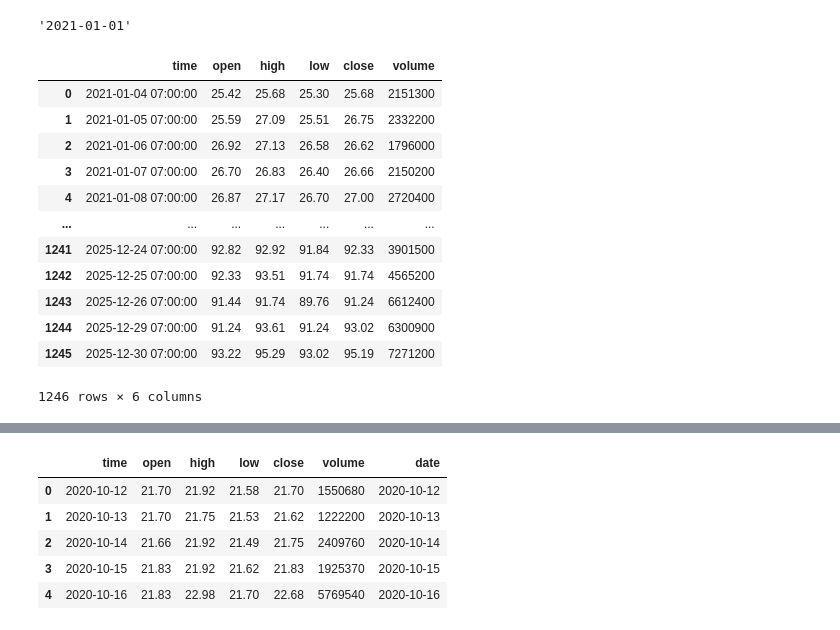
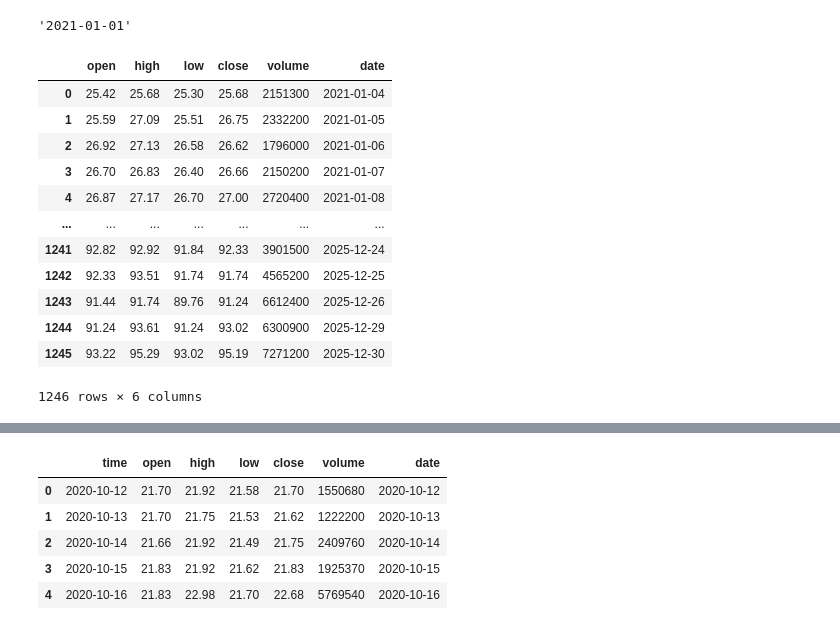
Before and after one commit to PTN2004/AI-Driven-Market-Neutral-Portfolio-Optimization, a Jupyter notebook: notebooks/01_data_pipeline_and_eda.ipynb, the cells around one changed output, grey strips where cells are left out. Cells and saved outputs as stored; diff of their text form; code cells hidden in the pictures.

```diff
--- a/notebooks/01_data_pipeline_and_eda.ipynb
+++ b/notebooks/01_data_pipeline_and_eda.ipynb
@@ -34,24 +34,27 @@ Config.START_DATE
 # %% [output]
 '2021-01-01'
 # %%
-from vnstock import Quote, Listing
+from vnstock import Quote
 
 stock = Quote(symbol="fpt", random_agent=True)
 df = stock.history(start=Config.START_DATE, end=Config.END_DATE)
+df['date'] = pd.to_datetime(df["time"]).dt.normalize()
+df = df.drop(columns=['time'])
+df = df.sort_values('date').reset_index(drop=True)
 df
 # %% [output]
-|  | time | open | high | low | close | volume |
-| 0 | 2021-01-04 07:00:00 | 25.42 | 25.68 | 25.30 | 25.68 | 2151300 |
-| 1 | 2021-01-05 07:00:00 | 25.59 | 27.09 | 25.51 | 26.75 | 2332200 |
-| 2 | 2021-01-06 07:00:00 | 26.92 | 27.13 | 26.58 | 26.62 | 1796000 |
-| 3 | 2021-01-07 07:00:00 | 26.70 | 26.83 | 26.40 | 26.66 | 2150200 |
-| 4 | 2021-01-08 07:00:00 | 26.87 | 27.17 | 26.70 | 27.00 | 2720400 |
+|  | open | high | low | close | volume | date |
+| 0 | 25.42 | 25.68 | 25.30 | 25.68 | 2151300 | 2021-01-04 |
+| 1 | 25.59 | 27.09 | 25.51 | 26.75 | 2332200 | 2021-01-05 |
+| 2 | 26.92 | 27.13 | 26.58 | 26.62 | 1796000 | 2021-01-06 |
+| 3 | 26.70 | 26.83 | 26.40 | 26.66 | 2150200 | 2021-01-07 |
+| 4 | 26.87 | 27.17 | 26.70 | 27.00 | 2720400 | 2021-01-08 |
 | ... | ... | ... | ... | ... | ... | ... |
-| 1241 | 2025-12-24 07:00:00 | 92.82 | 92.92 | 91.84 | 92.33 | 3901500 |
-| 1242 | 2025-12-25 07:00:00 | 92.33 | 93.51 | 91.74 | 91.74 | 4565200 |
-| 1243 | 2025-12-26 07:00:00 | 91.44 | 91.74 | 89.76 | 91.24 | 6612400 |
-| 1244 | 2025-12-29 07:00:00 | 91.24 | 93.61 | 91.24 | 93.02 | 6300900 |
-| 1245 | 2025-12-30 07:00:00 | 93.22 | 95.29 | 93.02 | 95.19 | 7271200 |
+| 1241 | 92.82 | 92.92 | 91.84 | 92.33 | 3901500 | 2025-12-24 |
+| 1242 | 92.33 | 93.51 | 91.74 | 91.74 | 4565200 | 2025-12-25 |
+| 1243 | 91.44 | 91.74 | 89.76 | 91.24 | 6612400 | 2025-12-26 |
+| 1244 | 91.24 | 93.61 | 91.24 | 93.02 | 6300900 | 2025-12-29 |
+| 1245 | 93.22 | 95.29 | 93.02 | 95.19 | 7271200 | 2025-12-30 |
 1246 rows × 6 columns
 # %%
 fetcher = DataFetcher()
```
Also changed, not shown: 8 other files.
